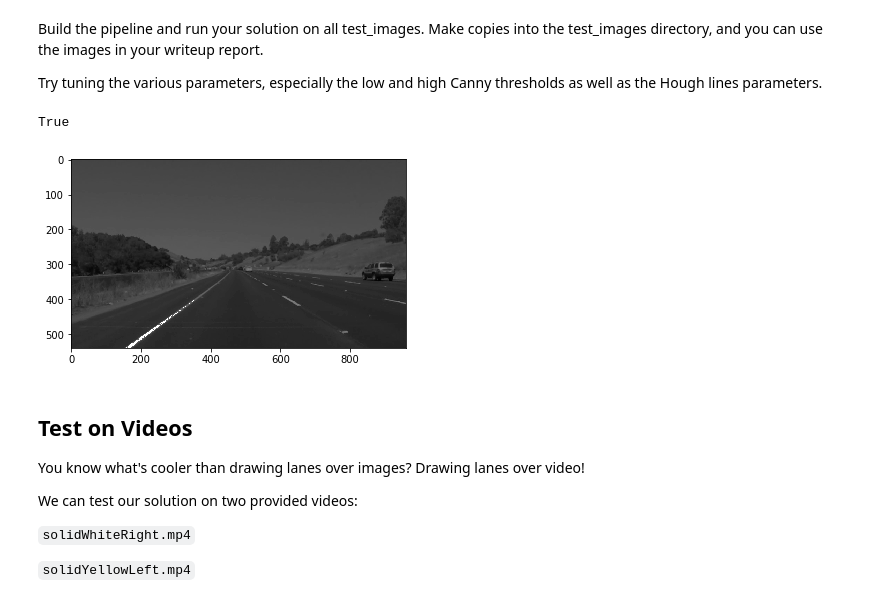
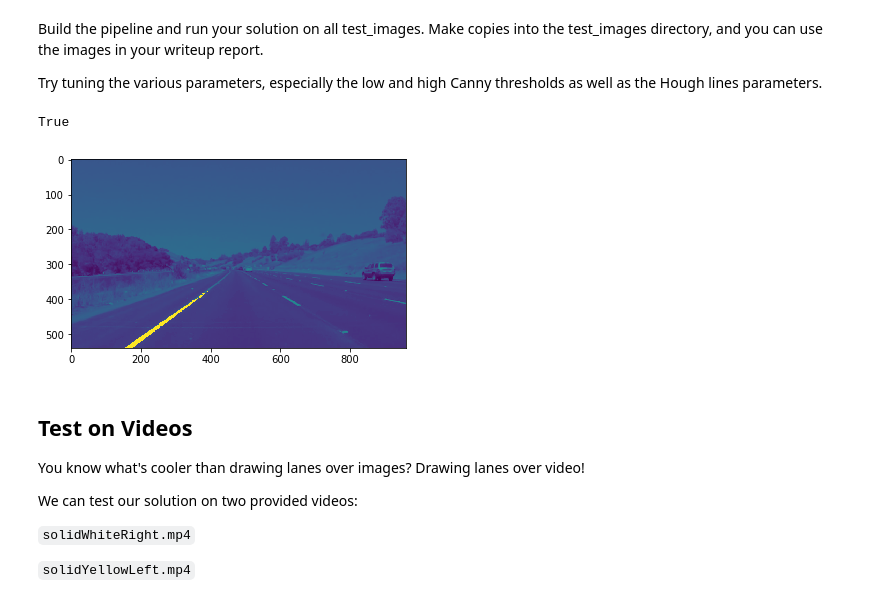
Before and after one commit to drzeinner/CarND-LaneLines-P1, a Jupyter notebook: P1.ipynb, the cells around one changed output. Saved outputs shown, nothing was run; the diff lists cells and outputs as text; code cells hidden in the pictures.

```diff
--- a/P1.ipynb
+++ b/P1.ipynb
@@ -166,7 +166,7 @@ def colorMask(img, white_range, yellow_range, bPlot=False):
     yellow_white_mask = cv2.bitwise_and(white_mask, yellow_mask)
     masked_image = cv2.bitwise_or(low_res, yellow_white_mask)
     if (bPlot):
-        plt.imshow(masked_image, cmap='gray')
+        plt.imshow(masked_image)
     return masked_image
 
 # Wrapper for the gaussian_blur function
@@ -322,14 +322,10 @@ def draw_lines(img, lines, color=[255, 0, 0], thickness=2):
         for x1, y1, x2, y2 in line:
             # Calculate slope, y-intercept and the length of the vector
             diff = (x2 - x1, y2 - y1)
-
             # discard inf sloped lines
             if diff[0] == 0:
                 continue
-#             if diff[0] != 0:
             slope = diff[1] / diff[0]
-#             else:
-#                 slope = 0.001
             intercept = y1 - slope * x1
             weight = np.linalg.norm(diff)
             # if the slop is less than -slope_threshold
@@ -449,7 +445,7 @@ img_height = image.shape[0]
 
 # === Color Masking ==========================================
 
-white_range = np.array([[0, 0, 230], [255, 255, 255]])
+white_range = np.array([[0, 0, 130], [255, 255, 255]])
 yellow_range = np.array([[20, 100, 100], [35, 255, 255]])
 
 # === Gaussian Blur ==========================================
@@ -482,35 +478,35 @@ minimum_line_length = 20
 maximum_line_gap = 10
 
 # === Lane Detection Pipeline ================================
 
 # Create yellow & white color masks
-color_masked = colorMask(image, white_range, yellow_range, bPlot=False)
+color_masked = colorMask(image, white_range, yellow_range, bPlot=True)
 
 # Apply a Gaussian Blur to reduce noise in Canny Edge Detection
 blurred = gaussianblurW(color_masked, kernel_size)
 
 # Apply Canny Edge Edge on the blurred image
 gradient = cannyW(blurred, low_threshold, high_threshold, bPlot = False)
 
 # Mask out the region of interest
 masked_region = maskRegionW(gradient, mask_verts, bPlot = False)
 
 # Run the Hough Transform on the masked image to detect lines in the image
 lines = houghTransformW(masked_region, rho, theta, hough_threshold, minimum_line_length, maximum_line_gap, bPlot = False)
 
 # Render the lines on top of the original image
 final_img = combineImagesW(lines, image, β=1.0, bPlot=False)
 
 # Render the masked region boundary
 #     cv2.polylines(final_img, vertices, 1, (0,255,0), thickness=3)
 
 # save the resulting image in the test_images directory
 img_out = cv2.cvtColor(final_img, cv2.COLOR_BGR2RGB)
 # cv2.imwrite('test_images/result_' + str(i+1) + '.jpg' ,img_out)
 cv2.imwrite('test_images/result_test.jpg' ,img_out)
 # %% [output]
 True
-[figure, old version]
+[figure, new version]
 # %% [markdown]
 ## Test on Videos
 
```
Also changed, not shown: 2 other files.
